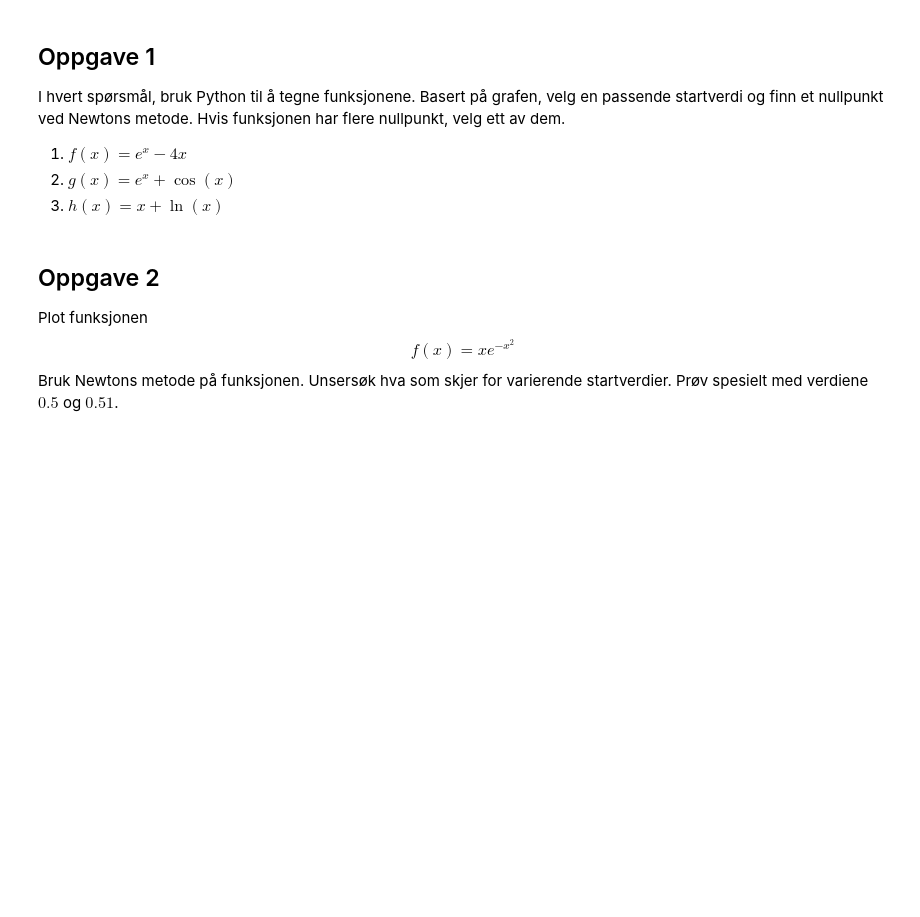
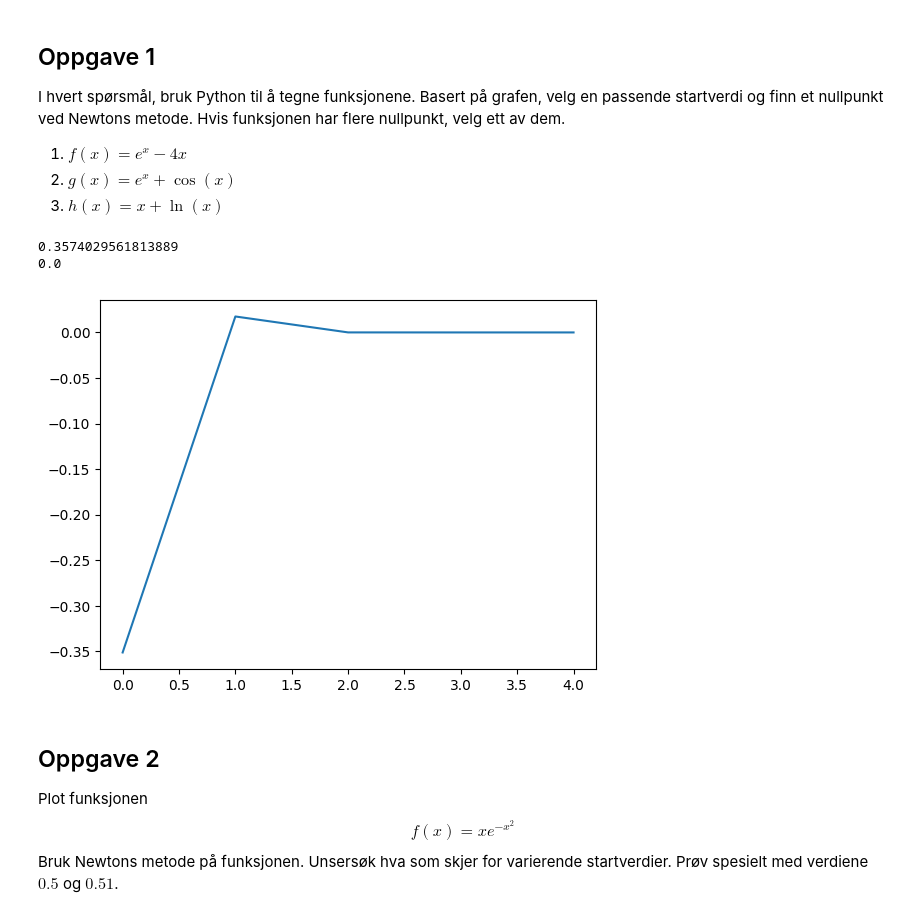
Before and after one commit to stineSvensson/friByte.workshop.website-docker-deploy, a Jupyter notebook: notebooks/uke5/uke5_oppgaver.ipynb, the cells around one changed output. Saved outputs shown, nothing was run; the diff lists cells and outputs as text; code cells hidden in the pictures; blank space fills up the shorter version.

```diff
--- a/notebooks/uke5/uke5_oppgaver.ipynb
+++ b/notebooks/uke5/uke5_oppgaver.ipynb
@@ -72,6 +80,20 @@ funksjonen har flere nullpunkt, velg ett av dem.
 1. $f(x) = e^x - 4x$
 2. $g(x) = e^x + \cos(x)$
 3. $h(x) = x + \ln(x)$
+# %%
+def f(x):
+  return np.exp(x)-4*x
+def df(x):
+  return np.exp(x)-4
+x = newton_rapson_liste(x_initial=0.5, funksjon=f, derivert=df, antall_iterasjoner=4)
+y = f(x)
+plt.plot(y)
+print(x[-1])
+print(f(0.3574029561813889))
+# %% [output]
+0.3574029561813889
+0.0
+[figure, added]
 # %% [markdown]
 ## Oppgave 2
 
```
Also changed, not shown: parts of 3 cells of this notebook.
